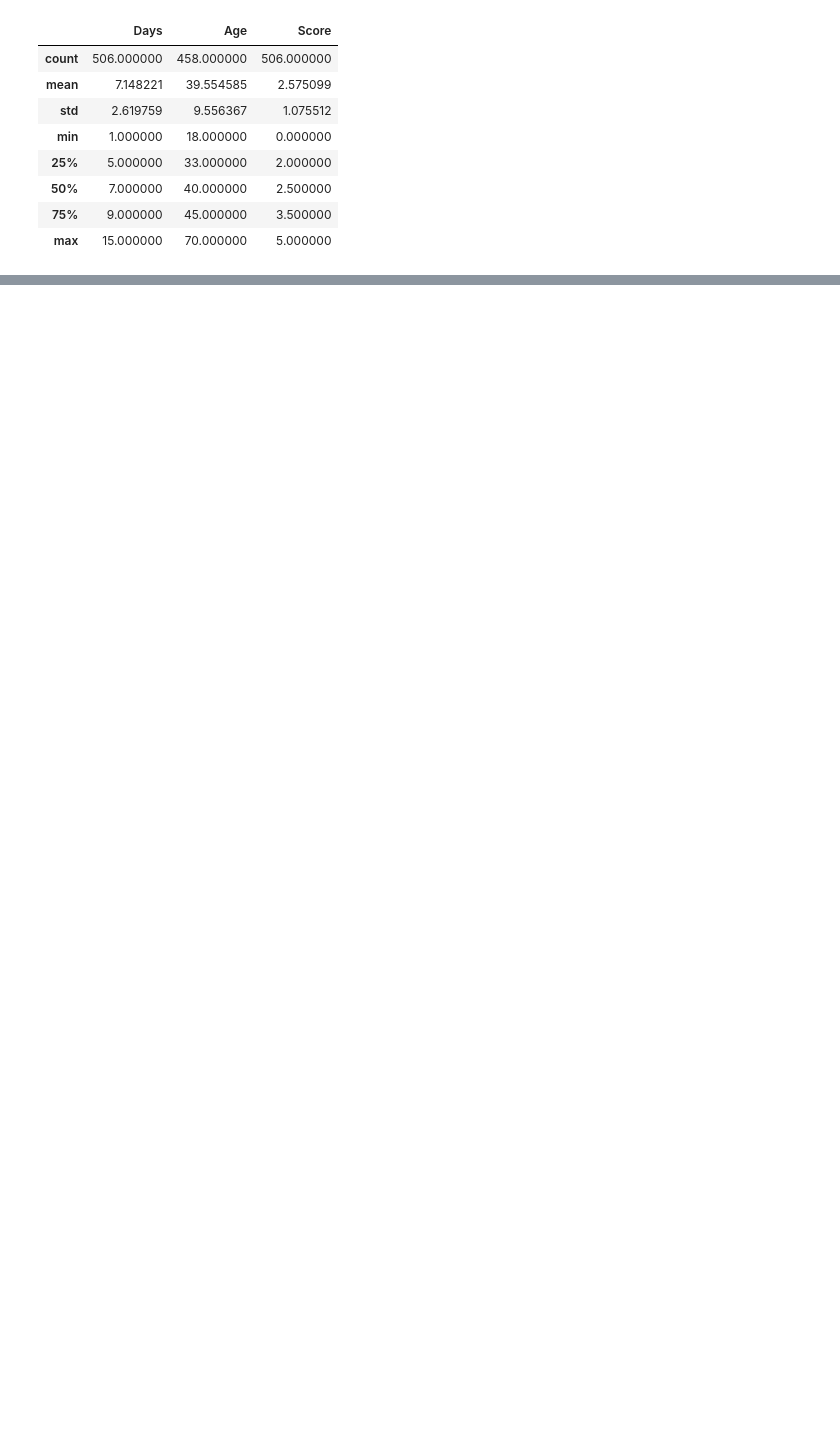
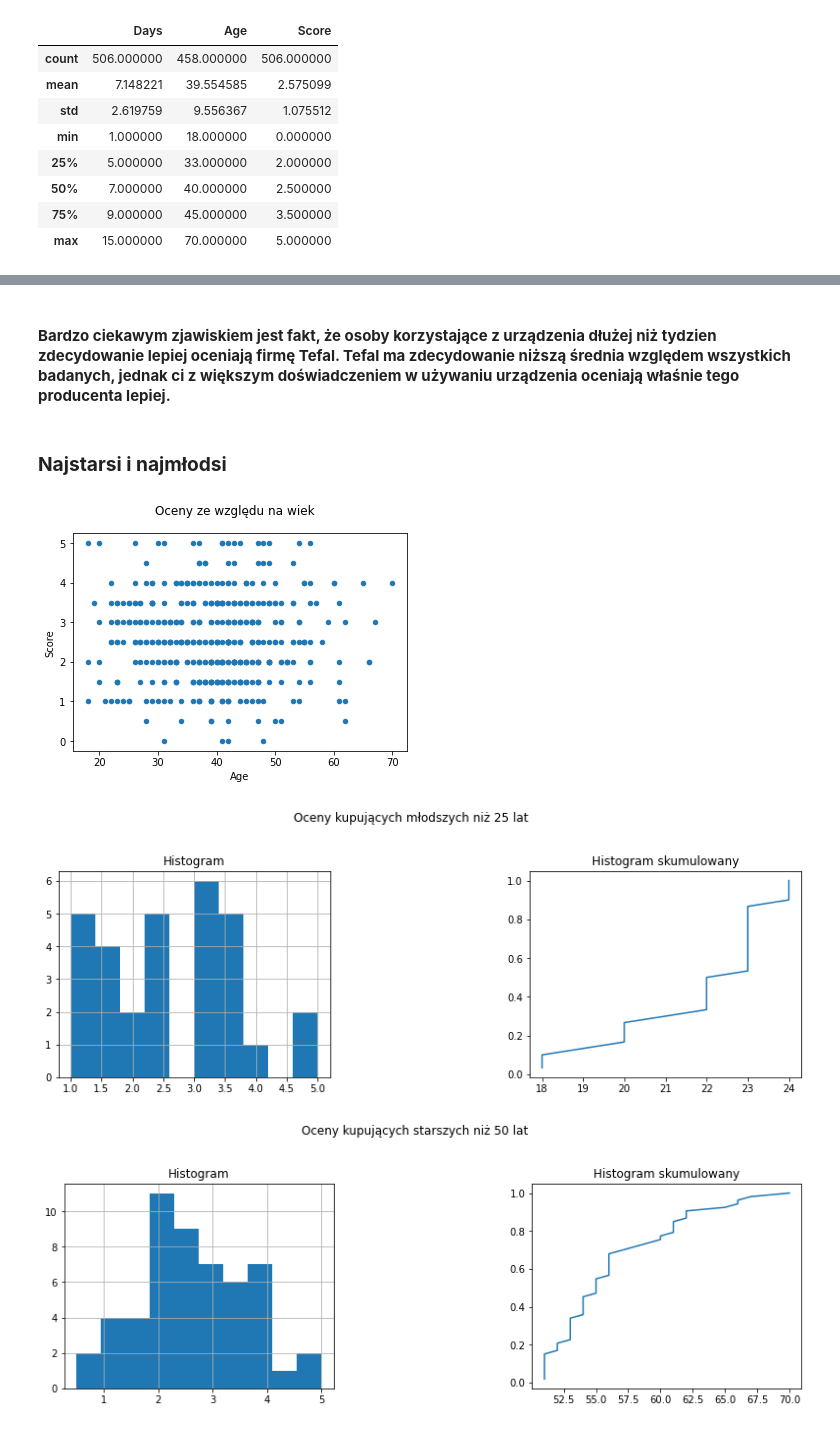
Before and after one commit to karolmusial/AiBD_Karol_Musial, a Jupyter notebook: LAB 6/TIER Protocol Documentations/Documents/The Data Appendix.ipynb, the cells around one changed output, grey strips where cells are left out. Drawn from its saved outputs; the diff is of its cells as text; code cells hidden in the pictures; blank space fills up the shorter version.

```diff
--- a/LAB 6/TIER Protocol Documentations/Documents/The Data Appendix.ipynb
+++ b/LAB 6/TIER Protocol Documentations/Documents/The Data Appendix.ipynb
@@ -77,0 +149,42 @@ Scores
+# %% [markdown]
+#### <b> Bardzo ciekawym zjawiskiem jest fakt, że osoby korzystające z urządzenia dłużej niż tydzien zdecydowanie lepiej oceniają firmę Tefal. Tefal ma zdecydowanie niższą średnia względem wszystkich badanych, jednak ci z większym doświadczeniem w używaniu urządzenia oceniają właśnie tego producenta lepiej.<b>
+# %% [markdown]
+### <b> Najstarsi i najmłodsi <b>
+# %%
+# Grupa najstarszych i najmłodszych
+Younger = DF[DF['Age'] < 25]
+Older = DF[DF['Age'] > 50]
+
+# Wykres ocen dla grupy wiekowej
+DF.plot.scatter(x='Age',y='Score',marker='o')
+plt.suptitle('Oceny ze względu na wiek')
+plt.show()
+
+# Histogramy i histogramy skumulowane dla obu grup
+ecdf = ECDF(Younger['Age'])
+figure, axes = plt.subplots(1, 2)
+figure.tight_layout(pad=5.0)
+figure.set_figheight(5)
+figure.set_figwidth(15)
+Younger['Score'].hist(ax=axes[0])
+plt.plot(ecdf.x, ecdf.y)
+plt.suptitle('Oceny kupujących młodszych niż 25 lat')
+axes[0].title.set_text('Histogram')
+axes[1].title.set_text('Histogram skumulowany')
+plt.show()
+
+ecdf = ECDF(Older['Age'])
+figure, axes = plt.subplots(1, 2)
+figure.tight_layout(pad=5.0)
+figure.set_figheight(5)
+figure.set_figwidth(15)
+Older['Score'].hist(ax=axes[0])
+plt.plot(ecdf.x, ecdf.y)
+plt.suptitle('Oceny kupujących starszych niż 50 lat')
+axes[0].title.set_text('Histogram')
+axes[1].title.set_text('Histogram skumulowany')
+plt.show()
+# %% [output]
+[figure, added]
+[figure, added]
+[figure, added]
```
Also changed, not shown: parts of 21 cells of this notebook, 1 other file.
